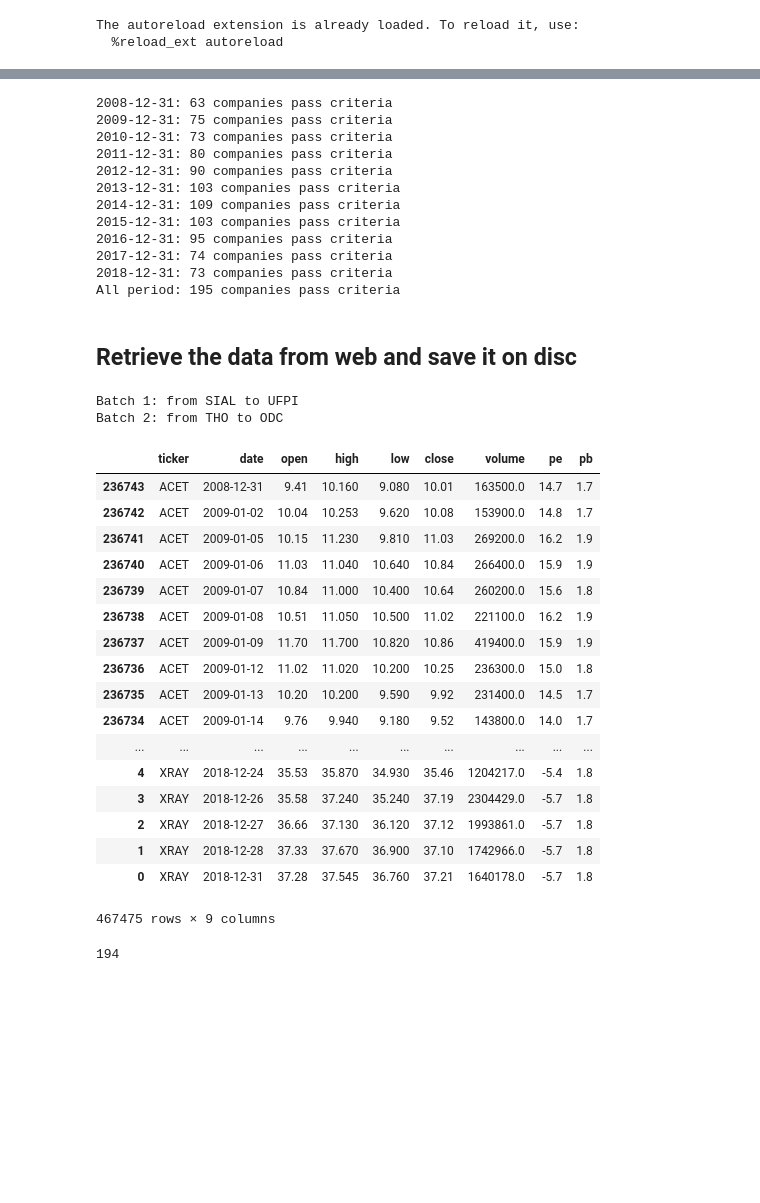
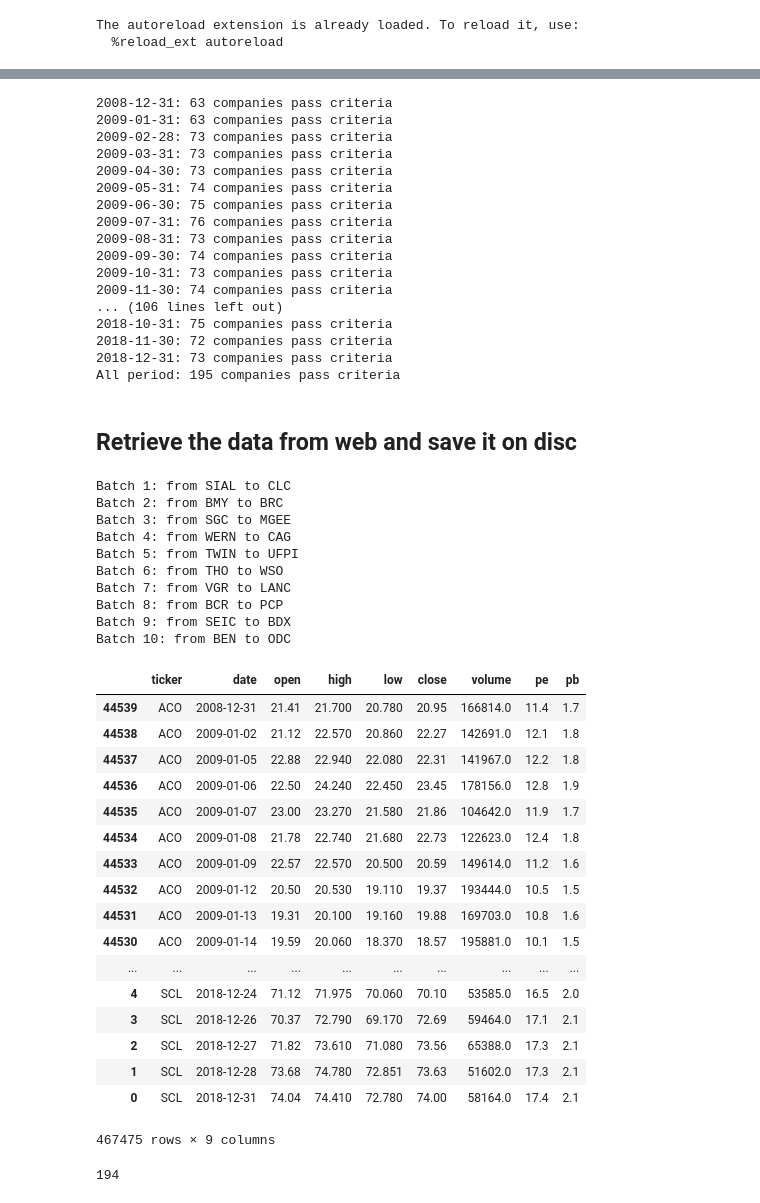
Before and after one commit to ucals/quandl, a Jupyter notebook: Download Daily Prices, PE & PB data from all companies passing Defensive Investor Criteria.ipynb, the cells around one changed output, grey strips where cells are left out. Drawn from its saved outputs; the diff is of its cells as text; code cells hidden in the pictures; blank space fills up the shorter version.

```diff
--- a/Download Daily Prices, PE & PB data from all companies passing Defensive Investor Criteria.ipynb
+++ b/Download Daily Prices, PE & PB data from all companies passing Defensive Investor Criteria.ipynb
@@ -27,2 +24,0 @@ The autoreload extension is already loaded. To reload it, use:
-# %%
-dr = pd.date_range('2008-01-01', '2019-01-01', freq='Y')
@@ -56,3 +32,12 @@ for date in dr:
+# %%
+import pickle
+
+def load_obj(filename):
+    with open(filename, 'rb') as f:
+        return pickle.load(f)
+
+fname = os.path.join(os.getcwd(), 'data_defensive', 'defensive1_companies_20081231_20181231.pkl')
+dic = load_obj(fname)
 # %%
 all_companies_passing_in_period = set()
 for key, value in dic.items():
@@ -64,21 +49,26 @@ all_companies_passing_in_period = list(all_companies_passing_in_period)
 print(f'All period: {len(all_companies_passing_in_period)} companies pass criteria')
 # %% [output]
 2008-12-31: 63 companies pass criteria
-2009-12-31: 75 companies pass criteria
-2010-12-31: 73 companies pass criteria
-2011-12-31: 80 companies pass criteria
-2012-12-31: 90 companies pass criteria
-2013-12-31: 103 companies pass criteria
-2014-12-31: 109 companies pass criteria
-2015-12-31: 103 companies pass criteria
-2016-12-31: 95 companies pass criteria
-2017-12-31: 74 companies pass criteria
+2009-01-31: 63 companies pass criteria
+2009-02-28: 73 companies pass criteria
+2009-03-31: 73 companies pass criteria
+2009-04-30: 73 companies pass criteria
+2009-05-31: 74 companies pass criteria
+2009-06-30: 75 companies pass criteria
+2009-07-31: 76 companies pass criteria
+2009-08-31: 73 companies pass criteria
+2009-09-30: 74 companies pass criteria
+2009-10-31: 73 companies pass criteria
+2009-11-30: 74 companies pass criteria
+... (106 lines left out)
+2018-10-31: 75 companies pass criteria
+2018-11-30: 72 companies pass criteria
 2018-12-31: 73 companies pass criteria
 All period: 195 companies pass criteria
 # %% [markdown]
 ## Retrieve the data from web and save it on disc
 # %%
-def batch_download_price_pepb(list_companies, filename, start_date, end_date, batch_size=100):
+def batch_download_price_pepb(list_companies, filename, start_date, end_date, batch_size=20):
     def batch(iterable, n=1):
         l = len(iterable)
         for ndx in range(0, l, n):
@@ -103,29 +93,37 @@ def batch_download_price_pepb(list_companies, filename, start_date, end_date, ba
     final_df.to_csv(filename)
     return final_df
 # %%
-fname = os.path.join(os.getcwd(), 'data_defensive', 'defensive1_20081231_20181231.csv')
+fname = os.path.join(os.getcwd(), 'data_defensive', 'defensive1_pricedata_20081231_20181231.csv')
 df = batch_download_price_pepb(all_companies_passing_in_period, fname, start_date=dr[0], end_date=dr[-1])
 df
 # %% [output]
-Batch 1: from SIAL to UFPI
-Batch 2: from THO to ODC
+Batch 1: from SIAL to CLC
+Batch 2: from BMY to BRC
+Batch 3: from SGC to MGEE
+Batch 4: from WERN to CAG
+Batch 5: from TWIN to UFPI
+Batch 6: from THO to WSO
+Batch 7: from VGR to LANC
+Batch 8: from BCR to PCP
+Batch 9: from SEIC to BDX
+Batch 10: from BEN to ODC
 |  | ticker | date | open | high | low | close | volume | pe | pb |
-| 236743 | ACET | 2008-12-31 | 9.41 | 10.160 | 9.080 | 10.01 | 163500.0 | 14.7 | 1.7 |
-| 236742 | ACET | 2009-01-02 | 10.04 | 10.253 | 9.620 | 10.08 | 153900.0 | 14.8 | 1.7 |
-| 236741 | ACET | 2009-01-05 | 10.15 | 11.230 | 9.810 | 11.03 | 269200.0 | 16.2 | 1.9 |
-| 236740 | ACET | 2009-01-06 | 11.03 | 11.040 | 10.640 | 10.84 | 266400.0 | 15.9 | 1.9 |
-| 236739 | ACET | 2009-01-07 | 10.84 | 11.000 | 10.400 | 10.64 | 260200.0 | 15.6 | 1.8 |
-| 236738 | ACET | 2009-01-08 | 10.51 | 11.050 | 10.500 | 11.02 | 221100.0 | 16.2 | 1.9 |
-| 236737 | ACET | 2009-01-09 | 11.70 | 11.700 | 10.820 | 10.86 | 419400.0 | 15.9 | 1.9 |
-| 236736 | ACET | 2009-01-12 | 11.02 | 11.020 | 10.200 | 10.25 | 236300.0 | 15.0 | 1.8 |
-| 236735 | ACET | 2009-01-13 | 10.20 | 10.200 | 9.590 | 9.92 | 231400.0 | 14.5 | 1.7 |
-| 236734 | ACET | 2009-01-14 | 9.76 | 9.940 | 9.180 | 9.52 | 143800.0 | 14.0 | 1.7 |
+| 44539 | ACO | 2008-12-31 | 21.41 | 21.700 | 20.780 | 20.95 | 166814.0 | 11.4 | 1.7 |
+| 44538 | ACO | 2009-01-02 | 21.12 | 22.570 | 20.860 | 22.27 | 142691.0 | 12.1 | 1.8 |
+| 44537 | ACO | 2009-01-05 | 22.88 | 22.940 | 22.080 | 22.31 | 141967.0 | 12.2 | 1.8 |
+| 44536 | ACO | 2009-01-06 | 22.50 | 24.240 | 22.450 | 23.45 | 178156.0 | 12.8 | 1.9 |
+| 44535 | ACO | 2009-01-07 | 23.00 | 23.270 | 21.580 | 21.86 | 104642.0 | 11.9 | 1.7 |
+| 44534 | ACO | 2009-01-08 | 21.78 | 22.740 | 21.680 | 22.73 | 122623.0 | 12.4 | 1.8 |
+| 44533 | ACO | 2009-01-09 | 22.57 | 22.570 | 20.500 | 20.59 | 149614.0 | 11.2 | 1.6 |
+| 44532 | ACO | 2009-01-12 | 20.50 | 20.530 | 19.110 | 19.37 | 193444.0 | 10.5 | 1.5 |
+| 44531 | ACO | 2009-01-13 | 19.31 | 20.100 | 19.160 | 19.88 | 169703.0 | 10.8 | 1.6 |
+| 44530 | ACO | 2009-01-14 | 19.59 | 20.060 | 18.370 | 18.57 | 195881.0 | 10.1 | 1.5 |
 | ... | ... | ... | ... | ... | ... | ... | ... | ... | ... |
-| 4 | XRAY | 2018-12-24 | 35.53 | 35.870 | 34.930 | 35.46 | 1204217.0 | -5.4 | 1.8 |
-| 3 | XRAY | 2018-12-26 | 35.58 | 37.240 | 35.240 | 37.19 | 2304429.0 | -5.7 | 1.8 |
-| 2 | XRAY | 2018-12-27 | 36.66 | 37.130 | 36.120 | 37.12 | 1993861.0 | -5.7 | 1.8 |
-| 1 | XRAY | 2018-12-28 | 37.33 | 37.670 | 36.900 | 37.10 | 1742966.0 | -5.7 | 1.8 |
-| 0 | XRAY | 2018-12-31 | 37.28 | 37.545 | 36.760 | 37.21 | 1640178.0 | -5.7 | 1.8 |
+| 4 | SCL | 2018-12-24 | 71.12 | 71.975 | 70.060 | 70.10 | 53585.0 | 16.5 | 2.0 |
+| 3 | SCL | 2018-12-26 | 70.37 | 72.790 | 69.170 | 72.69 | 59464.0 | 17.1 | 2.1 |
+| 2 | SCL | 2018-12-27 | 71.82 | 73.610 | 71.080 | 73.56 | 65388.0 | 17.3 | 2.1 |
+| 1 | SCL | 2018-12-28 | 73.68 | 74.780 | 72.851 | 73.63 | 51602.0 | 17.3 | 2.1 |
+| 0 | SCL | 2018-12-31 | 74.04 | 74.410 | 72.780 | 74.00 | 58164.0 | 17.4 | 2.1 |
 467475 rows × 9 columns
 # %%
 df['ticker'].nunique()
```
Also changed, not shown: parts of 3 cells of this notebook, 2 other files.
